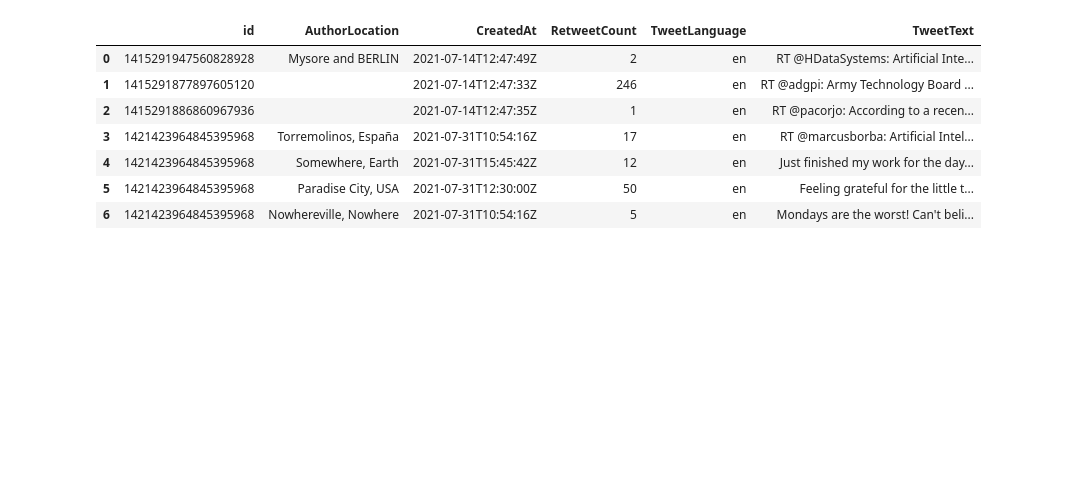
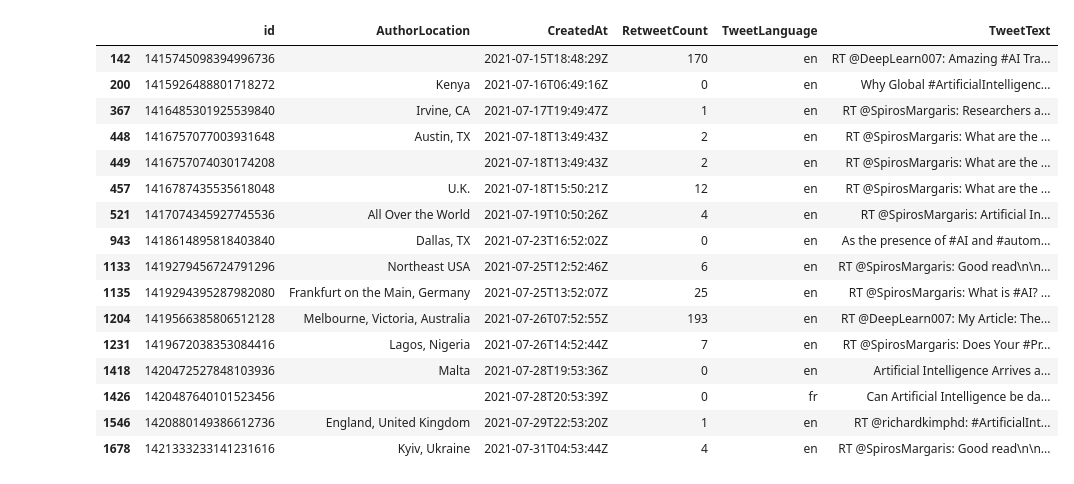
Before and after one commit to uvsq22202060/projet_InPoDa, a Jupyter notebook: test.ipynb, the cells around one changed output. Cells and saved outputs as stored; diff of their text form; code cells hidden in the pictures; blank space fills up the shorter version.

```diff
--- a/test.ipynb
+++ b/test.ipynb
@@ -197,13 +219,0 @@ tweets[0].get_hashtags()
-# %%
-file2 = pd.read_json("json-fixer.json")
-data2 = pd.DataFrame(file2)
-data2
-# %% [output]
-|  | id | AuthorLocation | CreatedAt | RetweetCount | TweetLanguage | TweetText |
-| 0 | 1415291947560828928 | Mysore and BERLIN | 2021-07-14T12:47:49Z | 2 | en | RT @HDataSystems: Artificial Inte... |
-| 1 | 1415291877897605120 |  | 2021-07-14T12:47:33Z | 246 | en | RT @adgpi: Army Technology Board ... |
-| 2 | 1415291886860967936 |  | 2021-07-14T12:47:35Z | 1 | en | RT @pacorjo: According to a recen... |
-| 3 | 1421423964845395968 | Torremolinos, España | 2021-07-31T10:54:16Z | 17 | en | RT @marcusborba: Artificial Intel... |
-| 4 | 1421423964845395968 | Somewhere, Earth | 2021-07-31T15:45:42Z | 12 | en | Just finished my work for the day... |
-| 5 | 1421423964845395968 | Paradise City, USA | 2021-07-31T12:30:00Z | 50 | en | Feeling grateful for the little t... |
-| 6 | 1421423964845395968 | Nowhereville, Nowhere | 2021-07-31T10:54:16Z | 5 | en | Mondays are the worst! Can't beli... |
@@ -212,0 +222,20 @@ data2
+# %%
+all_tweet_mention("SpirosMargaris")
+# %% [output]
+|  | id | AuthorLocation | CreatedAt | RetweetCount | TweetLanguage | TweetText |
+| 142 | 1415745098394996736 |  | 2021-07-15T18:48:29Z | 170 | en | RT @DeepLearn007: Amazing #AI Tra... |
+| 200 | 1415926488801718272 | Kenya | 2021-07-16T06:49:16Z | 0 | en | Why Global #ArtificialIntelligenc... |
+| 367 | 1416485301925539840 | Irvine, CA | 2021-07-17T19:49:47Z | 1 | en | RT @SpirosMargaris: Researchers a... |
+| 448 | 1416757077003931648 | Austin, TX | 2021-07-18T13:49:43Z | 2 | en | RT @SpirosMargaris: What are the ... |
+| 449 | 1416757074030174208 |  | 2021-07-18T13:49:43Z | 2 | en | RT @SpirosMargaris: What are the ... |
+| 457 | 1416787435535618048 | U.K. | 2021-07-18T15:50:21Z | 12 | en | RT @SpirosMargaris: What are the ... |
+| 521 | 1417074345927745536 | All Over the World | 2021-07-19T10:50:26Z | 4 | en | RT @SpirosMargaris: Artificial In... |
+| 943 | 1418614895818403840 | Dallas, TX | 2021-07-23T16:52:02Z | 0 | en | As the presence of #AI and #autom... |
+| 1133 | 1419279456724791296 | Northeast USA | 2021-07-25T12:52:46Z | 6 | en | RT @SpirosMargaris: Good read\n\n... |
+| 1135 | 1419294395287982080 | Frankfurt on the Main, Germany | 2021-07-25T13:52:07Z | 25 | en | RT @SpirosMargaris: What is #AI? ... |
+| 1204 | 1419566385806512128 | Melbourne, Victoria, Australia | 2021-07-26T07:52:55Z | 193 | en | RT @DeepLearn007: My Article: The... |
+| 1231 | 1419672038353084416 | Lagos, Nigeria | 2021-07-26T14:52:44Z | 7 | en | RT @SpirosMargaris: Does Your #Pr... |
+| 1418 | 1420472527848103936 | Malta | 2021-07-28T19:53:36Z | 0 | en | Artificial Intelligence Arrives a... |
+| 1426 | 1420487640101523456 |  | 2021-07-28T20:53:39Z | 0 | fr | Can Artificial Intelligence be da... |
+| 1546 | 1420880149386612736 | England, United Kingdom | 2021-07-29T22:53:20Z | 1 | en | RT @richardkimphd: #ArtificialInt... |
+| 1678 | 1421333233141231616 | Kyiv, Ukraine | 2021-07-31T04:53:44Z | 4 | en | RT @SpirosMargaris: Good read\n\n... |
```
Also changed, not shown: parts of 10 cells of this notebook, 1 other file.
